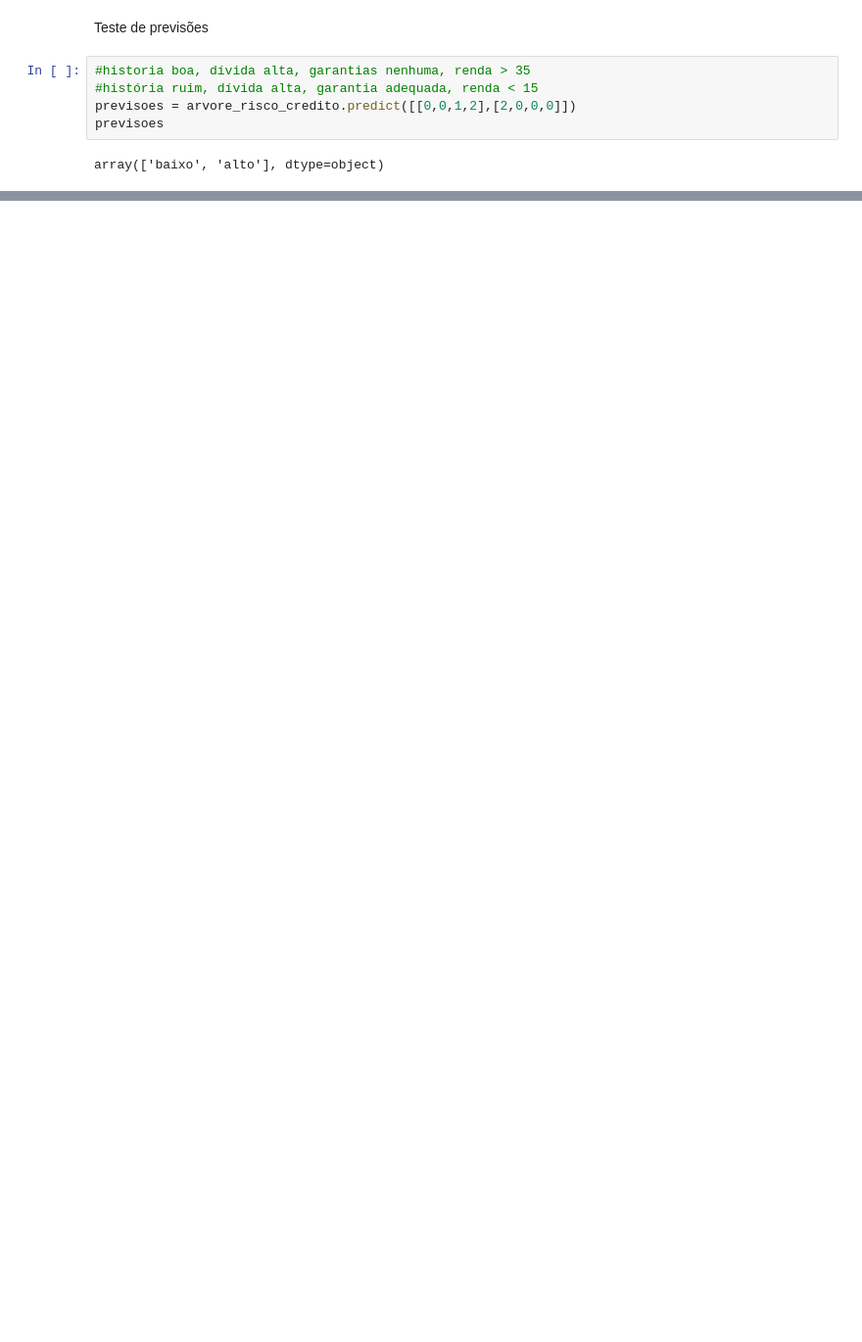
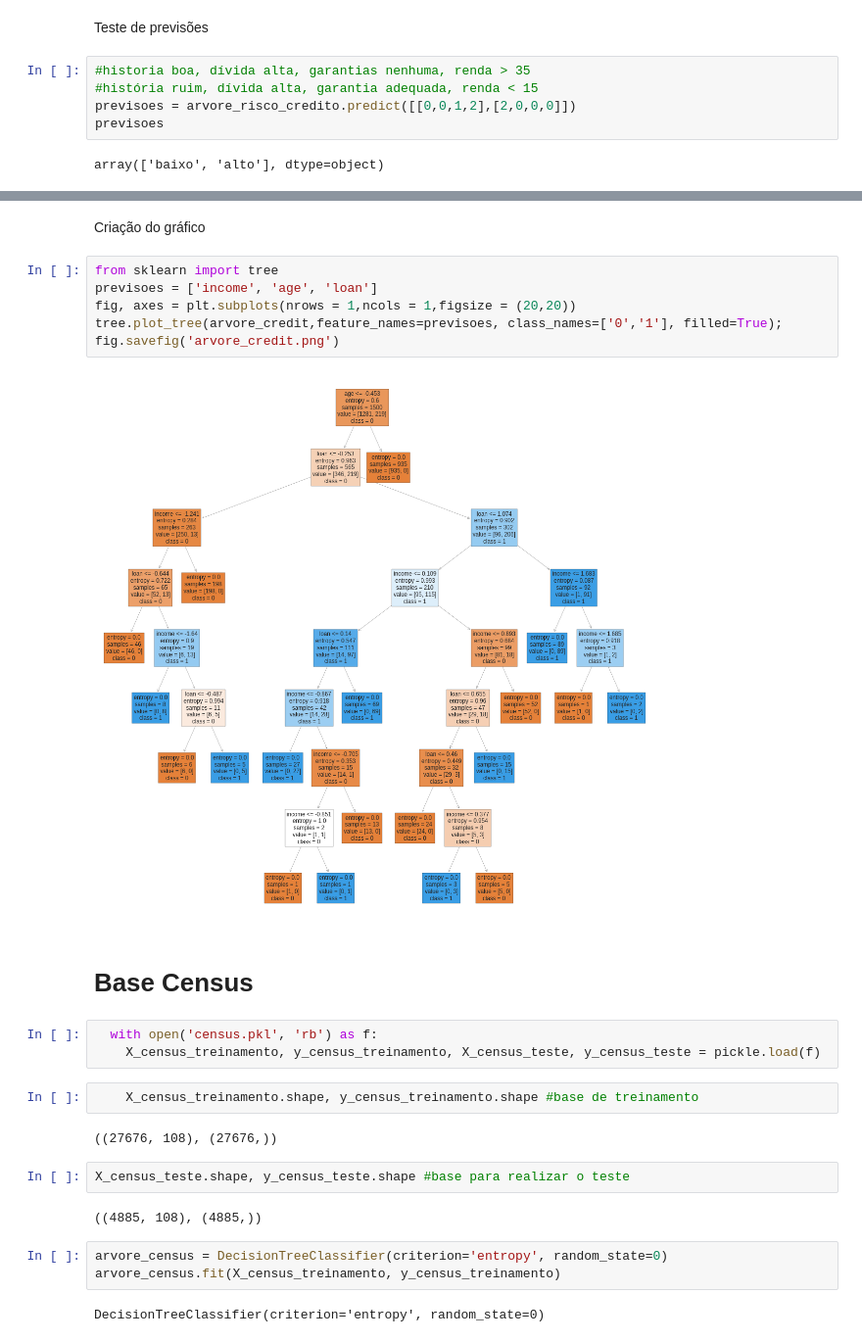
Before and after one commit to GGMmattos/Machine-Learning-And-Data-Science, a Jupyter notebook: ArvoreDeDecisão.ipynb, the cells around one changed output, grey strips where cells are left out. Shown: that part at 98% size. Drawn from its saved outputs; the diff is of its cells as text; blank space fills up the shorter version.

```diff
--- a/ArvoreDeDecisão.ipynb
+++ b/ArvoreDeDecisão.ipynb
@@ -68,0 +157,28 @@ array(['baixo', 'alto'], dtype=object)
+# %% [markdown]
+Criação do gráfico
+# %%
+from sklearn import tree
+previsoes = ['income', 'age', 'loan']
+fig, axes = plt.subplots(nrows = 1,ncols = 1,figsize = (20,20))
+tree.plot_tree(arvore_credit,feature_names=previsoes, class_names=['0','1'], filled=True);
+fig.savefig('arvore_credit.png')
+# %% [output]
+[figure, added]
+# %% [markdown]
+# Base Census
+# %%
+  with open('census.pkl', 'rb') as f:
+    X_census_treinamento, y_census_treinamento, X_census_teste, y_census_teste = pickle.load(f)
+# %%
+    X_census_treinamento.shape, y_census_treinamento.shape #base de treinamento
+# %% [output]
+((27676, 108), (27676,))
+# %%
+X_census_teste.shape, y_census_teste.shape #base para realizar o teste
+# %% [output]
+((4885, 108), (4885,))
+# %%
+arvore_census = DecisionTreeClassifier(criterion='entropy', random_state=0)
+arvore_census.fit(X_census_treinamento, y_census_treinamento)
+# %% [output]
+DecisionTreeClassifier(criterion='entropy', random_state=0)
```
Also changed, not shown: parts of 20 cells of this notebook.
